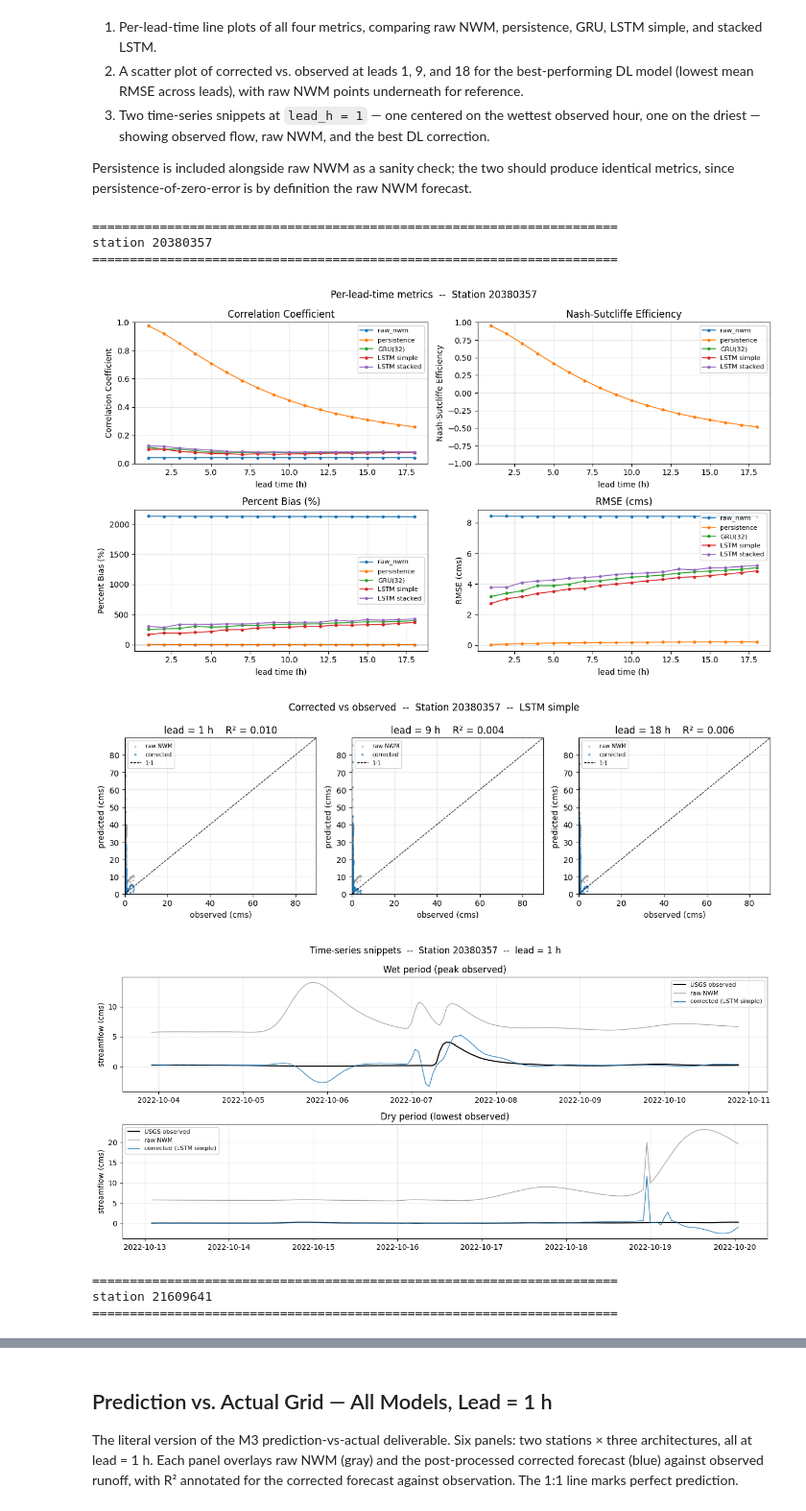
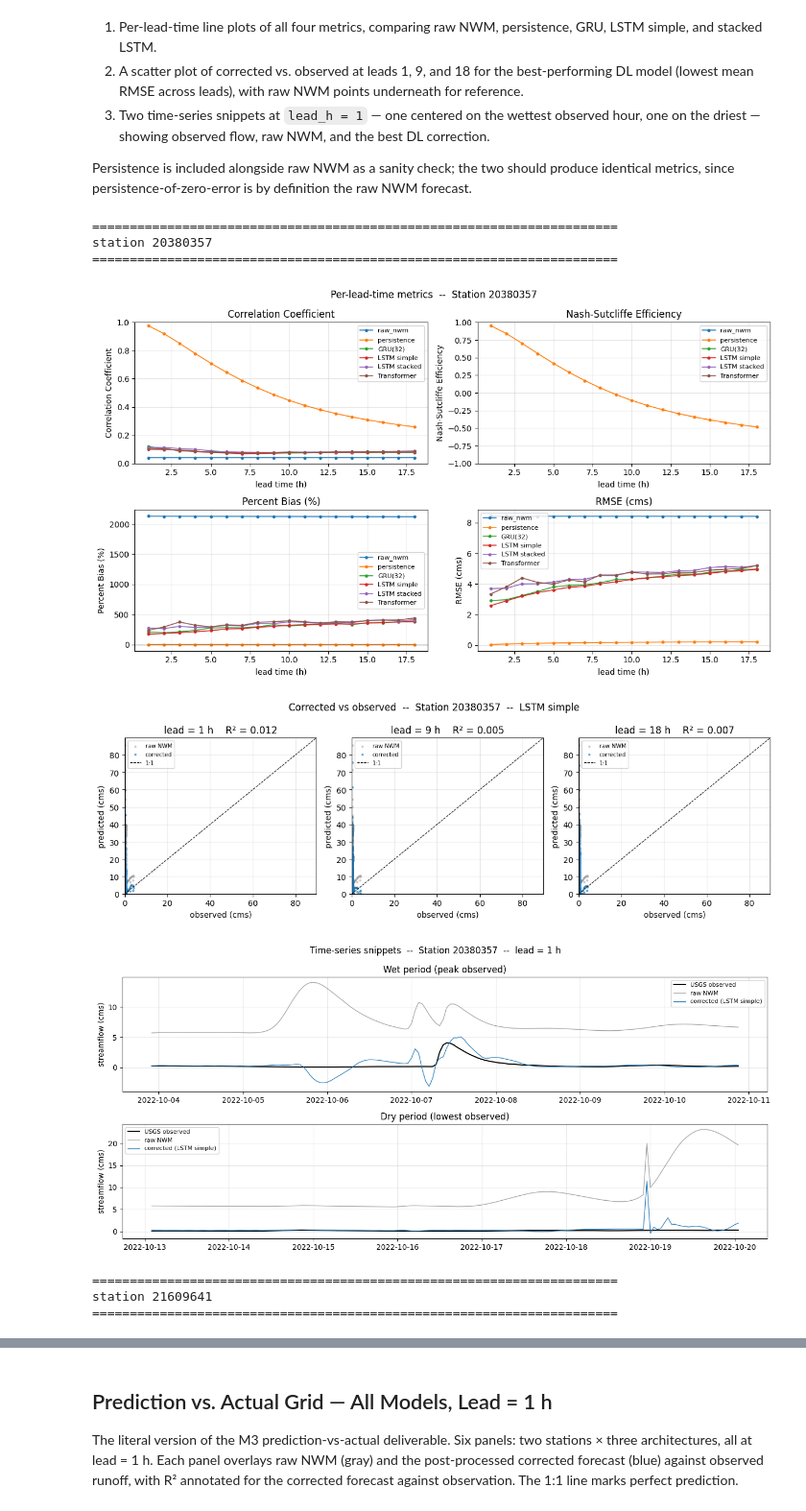
Before and after one commit to zachshotwell/AI-FinalProject-GroupSCR, a Jupyter notebook: RunoffForecastingProject/RunoffForecasting.ipynb, the cells around one changed output, grey strips where cells are left out. Shown at 96% size. Saved outputs shown, nothing was run; the diff lists cells and outputs as text; code cells hidden in the pictures.

Commit message:
Implemented transformer model and cross-validation

```diff
--- a/RunoffForecastingProject/RunoffForecasting.ipynb
+++ b/RunoffForecastingProject/RunoffForecasting.ipynb
@@ -988,6 +1150,7 @@ PRETTY = {
     "gru":          "GRU(32)",
     "lstm_simple":  "LSTM simple",
     "lstm_stacked": "LSTM stacked",
+    "transformer":  "Transformer",
 }
 
 def cc(obs, sim):
@@ -1017,7 +1180,7 @@ def evaluate_station(sid):
     rows = []
     grids = {}
 
-    for name in ["raw_nwm", "persistence", "gru", "lstm_simple", "lstm_stacked"]:
+    for name in ["raw_nwm", "persistence", "gru", "lstm_simple", "lstm_stacked", "transformer"]:
         err_pred = np.load(DATA_ROOT / sid / f"preds_{name}_{sid}.npy")
         corrected = nwm_grid + err_pred
         grids[name] = corrected
@@ -1115,35 +1278,35 @@ def plot_timeseries_snippets(grids, obs_grid, test_feats, sid, best_name):
 parts = []
 for sid in stations:
     df_s, grids, obs_grid, test_feats = evaluate_station(sid)
     parts.append(df_s)
 
     # best DL model = lowest mean RMSE across leads
     best = min(
         ["gru", "lstm_simple", "lstm_stacked"],
         key=lambda n: np.mean([rmse(obs_grid[:, h], grids[n][:, h]) for h in range(H)]),
     )
 
     plot_per_lead_metrics(df_s, sid)
     plot_scatter(grids, obs_grid, sid, best)
     plot_timeseries_snippets(grids, obs_grid, test_feats, sid, best)
 
 df_all = pd.concat(parts, ignore_index=True)
 
 print(f"\n{'='*70}\nmean metrics across leads 1..18\n{'='*70}")
 print(df_all.groupby(["station", "model"])[["cc", "nse", "pbias", "rmse"]].mean().round(4).to_string())
 
 for lead in (1, 18):
     print(f"\n  --- lead = {lead} h ---")
     print(df_all[df_all["lead_h"] == lead]
           .set_index(["station", "model"])[["cc", "nse", "pbias", "rmse"]]
           .round(4).to_string())
 # %% [output]
 ======================================================================
 station 20380357
 ======================================================================
-[figure, old version]
+[figure, new version]
 [figure]
-[figure, old version]
+[figure, new version]
 ======================================================================
 station 21609641
 ======================================================================
```
Also changed, not shown: parts of 11 cells of this notebook.
